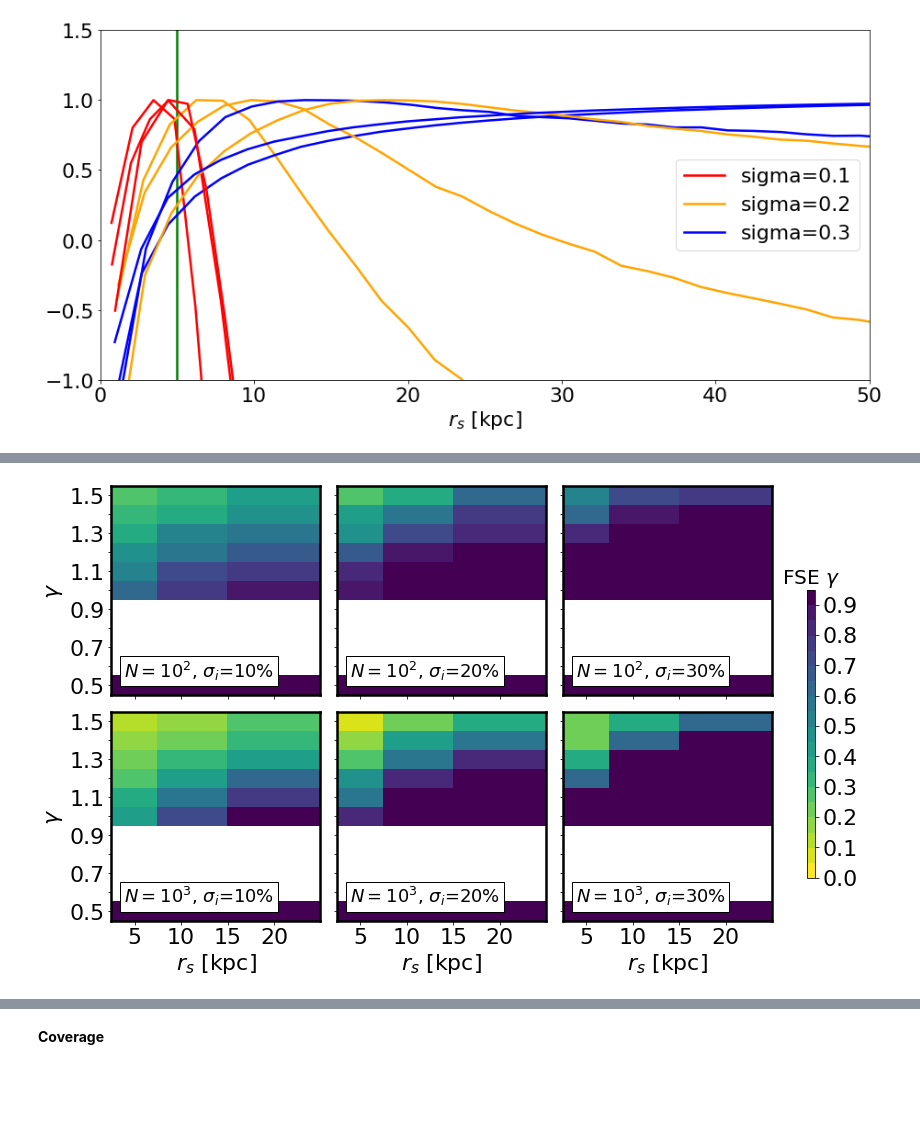
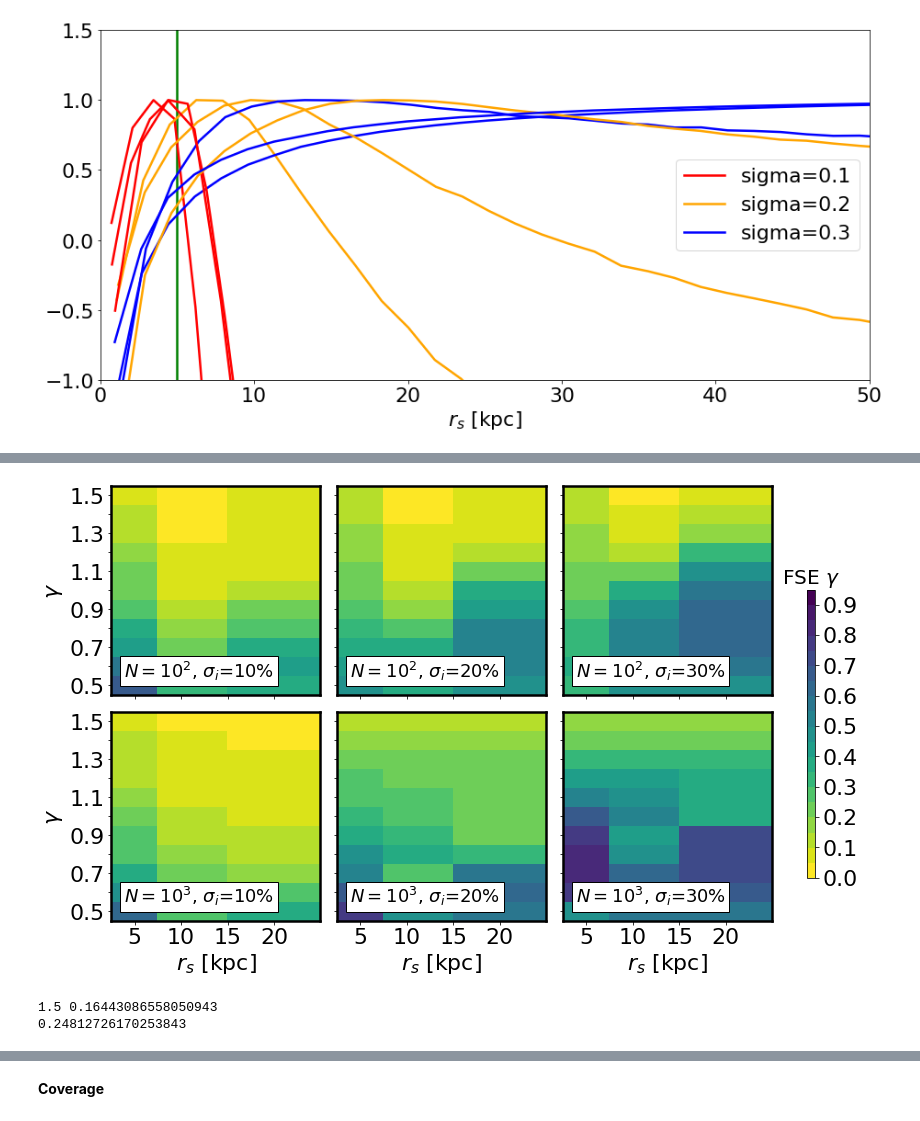
Before and after one commit to SvPoder/exoplanets, a Jupyter notebook: jupyter-notebook/reconstructed_DM.ipynb, the cells around one changed output, grey strips where cells are left out. Drawn from its saved outputs; the diff is of its cells as text; code cells hidden in the pictures; blank space fills up the shorter version.

```diff
--- a/jupyter-notebook/reconstructed_DM.ipynb
+++ b/jupyter-notebook/reconstructed_DM.ipynb
@@ -41,0 +67,4 @@ rc('font',**{'family':'serif','serif':['Palatino'], 'size':12})
+# %%
+i=2
+#print(np.median(samples1[:, i]), np.median(samples2[:, i]))
+print(samples1[:, i][np.argmax(like1)], samples2[:, i][np.argmax(like2)])
@@ -41,0 +100,12 @@ rc('font',**{'family':'serif','serif':['Palatino'], 'size':12})
+# %%
+smooth=0.8
+
+fig, axes = corner(np.array([samples1[:, 0], samples1[:, 2], samples1[:, 1]]).T,
+                   levels=(1-np.exp(-0.5), 1-np.exp(-2)), plot_datapoints=False,
+                   plot_density=False, fill_contours=False, smooth=smooth, color="k")
+# plot KDE smoothed version of distributions
+for axidx, samps in zip([0, 4, 8], np.array([samples1[:, 0], samples1[:, 2], samples1[:, 1]])):
+    kde   = gaussian_kde(samps)
+    xvals = fig.axes[axidx].get_xlim()
+    xvals = np.linspace(xvals[0], xvals[1], 100)
+    fig.axes[axidx].plot(xvals, kde(xvals)/np.max(kde(xvals)), color="k", lw=2.5)
@@ -41,0 +114,12 @@ rc('font',**{'family':'serif','serif':['Palatino'], 'size':12})
+# %%
+smooth=0.8
+
+fig, axes = corner(np.array([samples2[:, 0], samples2[:, 2], samples2[:, 1]]).T,
+                   levels=(1-np.exp(-0.5), 1-np.exp(-2)), plot_datapoints=False,
+                   plot_density=False, fill_contours=False, smooth=smooth, color="k")
+# plot KDE smoothed version of distributions
+for axidx, samps in zip([0, 4, 8], np.array([samples2[:, 0], samples2[:, 2], samples2[:, 1]])):
+    kde   = gaussian_kde(samps)
+    xvals = fig.axes[axidx].get_xlim()
+    xvals = np.linspace(xvals[0], xvals[1], 100)
+    fig.axes[axidx].plot(xvals, kde(xvals)/np.max(kde(xvals)), color="k", lw=2.5)
@@ -1037,6 +1244,6 @@ _, _ = LI(like, samples[:, 1], bin_n=20, verbose=True, _niteration=20)
 # %%
-path = "/home/mariacst/exoplanets/results/velocity/v100/fixedT10Tcut650/"
-ex   = "fixedT10v100Tcut650"
+#path = "/home/mariacst/exoplanets/results/velocity/v100/fixedT10Tcut650/"
+#ex   = "fixedT10v100Tcut650"
 #path = "/home/mariacst/exoplanets/results/velocity/v100/fixedT10Tcut650_nocutTwn/"
 #ex   = "fixedT10v100Tcut650_nocutTwn"
 #path = "/home/mariacst/exoplanets/results/velocity/v100/fixedT10v100/"
@@ -1045,3 +1252,5 @@ ex   = "fixedT10v100Tcut650"
 #ex   = "fixedT10v30"
 #path = "/home/mariacst/exoplanets/results/velocity/v100/fixedT10v100reconstv30/"
 #ex   = "fixedT10v100reconstv30"
+path = "/home/mariacst/exoplanets/results/velocity/v100/priorsRC/"
+ex   = "priorsRC"
@@ -1048,26 +1301,67 @@ ex   = "fixedT10v100Tcut650"
 # %%
 fig, ax = plt.subplots(2, 3, figsize=(12, 8))
 
-PE   = "ML"
+PE     = "median"
+priors = False
 im   = grid_FSE_all(path, 100, 0.1, ex, ax[0, 0], PE, False, True, True, False)
 im   = grid_FSE_all(path, 1000, 0.1, ex, ax[1, 0], PE, False, True, True, True)
 #im   = grid_FSE_all_1e5(path, 100000, 0.1, ex, ax[2, 0], PE, False, True, True, True)
 
 im   = grid_FSE_all(path, 100, 0.2, ex, ax[0, 1], PE, False, True, False, False, show=False)
 im   = grid_FSE_all(path, 1000, 0.2, ex, ax[1, 1], PE, False, True, False, True)
 #im   = grid_FSE_all_1e5(path, 100000, 0.2, ex, ax[2, 1], PE, False, True, False, True)
 
 im   = grid_FSE_all(path, 100, 0.3, ex, ax[0, 2], PE, False, True, False, False)
 im   = grid_FSE_all(path, 1000, 0.3, ex, ax[1, 2], PE, False, True, False, True)
 #im   = grid_FSE_all_1e5(path, 100000, 0.3, ex, ax[2, 2], PE, False, True, False, True)
 
+if priors==True:
+    from scipy.ndimage import gaussian_filter
+    x, y = np.meshgrid(gamma_values, rs_values, indexing="ij")
+    ax[0, 0].contour(y, x, gaussian_filter(prior, 2.), V, linewidths=3.5, colors="#e91e63")
+
 fig.subplots_adjust(right=0.89)
 cbar_ax = fig.add_axes([0.93, 0.2, 0.01, 0.5])
 cbar = fig.colorbar(im, cax=cbar_ax)
 cbar.ax.set_title(r"FSE $\gamma$", size=20.)
 fig.subplots_adjust(wspace=0.08, hspace=0.08)
+
+fig.savefig(ex + "_FSE_" + PE + "_gamma.png", bbox_inches="tight")
 # %% [output]
-[figure, old version]
+[figure, new version]
+# %%
+def FSE(filepath, nBDs, sigma, _g, _rs, PE, ex, FSE_f=False, FSE_g=True, FSE_rs=False, f=1):
+    data = np.genfromtxt(filepath + "statistics_" + ex +
+                                 ("_N%i_sigma%.1f_f%.1fgamma%.1frs%.1f"
+                                  %(nBDs, sigma, f, _g, _rs)), unpack=True)
+    rank=100.
+    if PE=="median":
+        pe = np.array((data[3], data[4], data[5]))
+    elif PE=="mode":
+        pe = np.array((data[12], data[13], data[14]))
+    elif PE=="mean":
+        pe = np.array((data[0], data[1], data[2]))
+    elif PE=="ML":
+        pe = np.array((data[15], data[16], data[17]))
+    else:
+        sys.exit("Point estimate not implemented!")
+    if FSE_f==True:
+        return np.sqrt(1/rank*np.sum(np.power(pe[0] - f, 2)))/f
+    elif FSE_g==True:
+        return np.sqrt(1/rank*np.sum(np.power(pe[1] - _g, 2)))/_g
+    elif FSE_rs==True:
+        return np.sqrt(1/rank*np.sum(np.power(pe[2] - _rs, 2)))/_rs
+
+
+path = "/home/mariacst/exoplanets/results/velocity/v100/fixedT10Tcut650_nocutTwn/"
+ex   = "fixedT10v100Tcut650_nocutTwn"
+print(g, FSE(path, 1000, 0.2, 1.5, 5., "ML", ex))
+path = "/home/mariacst/exoplanets/results/velocity/v100/fixedT10v100/"
+ex   = "fixedT10v100"
+print(FSE(path, 1000, 0.2, 1.5, 5., "ML", ex))
+# %% [output]
+1.5 0.16443086558050943
+0.24812726170253843
 # %%
 fig, ax = plt.subplots(2, 3, figsize=(12, 8))
 
```
Also changed, not shown: parts of 28 cells of this notebook, 2 other files.
